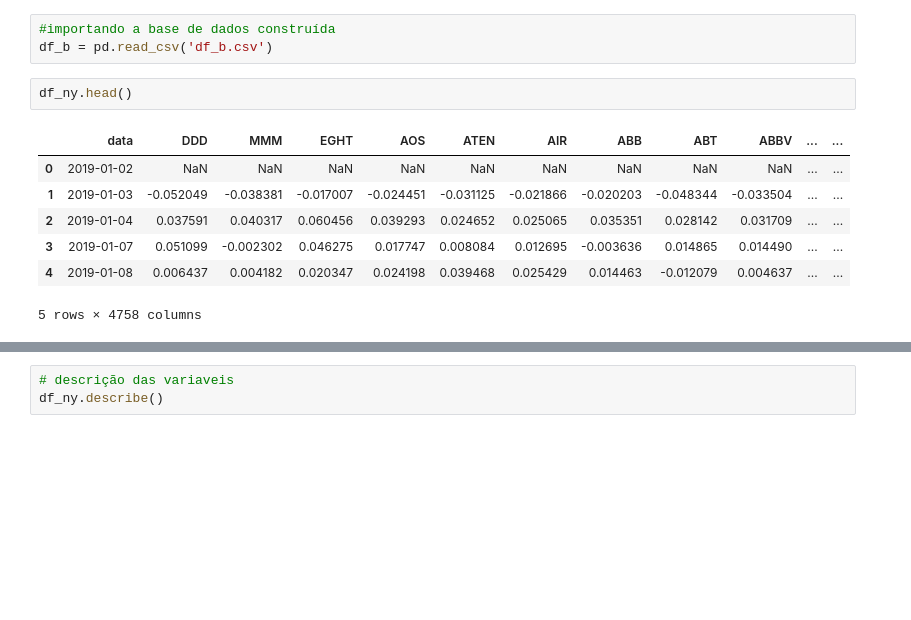
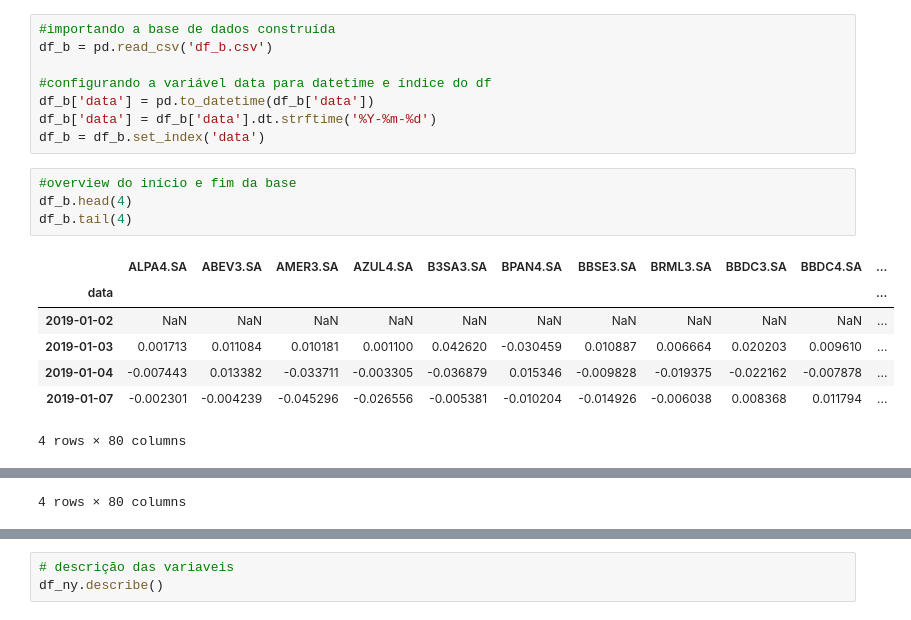
Before and after one commit to alinef29/Pratica-Ciencia-Dados, a Jupyter notebook: Projeto-2/EDA.ipynb, the cells around one changed output, grey strips where cells are left out. Drawn from its saved outputs; the diff is of its cells as text; blank space fills up the shorter version.

```diff
--- a/Projeto-2/EDA.ipynb
+++ b/Projeto-2/EDA.ipynb
@@ -13,13 +25,20 @@ import matplotlib.pyplot as plt
 # %%
 #importando a base de dados construída
 df_b = pd.read_csv('df_b.csv')
+
+#configurando a variável data para datetime e índice do df
+df_b['data'] = pd.to_datetime(df_b['data'])
+df_b['data'] = df_b['data'].dt.strftime('%Y-%m-%d')
+df_b = df_b.set_index('data')
-# %%
-df_ny.head()
-# %% [output]
-|  | data | DDD | MMM | EGHT | AOS | ATEN | AIR | ABB | ABT | ABBV | ... | ... |
-| 0 | 2019-01-02 | NaN | NaN | NaN | NaN | NaN | NaN | NaN | NaN | NaN | ... | ... |
-| 1 | 2019-01-03 | -0.052049 | -0.038381 | -0.017007 | -0.024451 | -0.031125 | -0.021866 | -0.020203 | -0.048344 | -0.033504 | ... | ... |
-| 2 | 2019-01-04 | 0.037591 | 0.040317 | 0.060456 | 0.039293 | 0.024652 | 0.025065 | 0.035351 | 0.028142 | 0.031709 | ... | ... |
-| 3 | 2019-01-07 | 0.051099 | -0.002302 | 0.046275 | 0.017747 | 0.008084 | 0.012695 | -0.003636 | 0.014865 | 0.014490 | ... | ... |
-| 4 | 2019-01-08 | 0.006437 | 0.004182 | 0.020347 | 0.024198 | 0.039468 | 0.025429 | 0.014463 | -0.012079 | 0.004637 | ... | ... |
-5 rows × 4758 columns
+# %%
+#overview do início e fim da base
+df_b.head(4)
+df_b.tail(4)
+# %% [output]
+|  | ALPA4.SA | ABEV3.SA | AMER3.SA | AZUL4.SA | B3SA3.SA | BPAN4.SA | BBSE3.SA | BRML3.SA | BBDC3.SA | BBDC4.SA | ... |
+| data |  |  |  |  |  |  |  |  |  |  | ... |
+| 2019-01-02 | NaN | NaN | NaN | NaN | NaN | NaN | NaN | NaN | NaN | NaN | ... |
+| 2019-01-03 | 0.001713 | 0.011084 | 0.010181 | 0.001100 | 0.042620 | -0.030459 | 0.010887 | 0.006664 | 0.020203 | 0.009610 | ... |
+| 2019-01-04 | -0.007443 | 0.013382 | -0.033711 | -0.003305 | -0.036879 | 0.015346 | -0.009828 | -0.019375 | -0.022162 | -0.007878 | ... |
+| 2019-01-07 | -0.002301 | -0.004239 | -0.045296 | -0.026556 | -0.005381 | -0.010204 | -0.014926 | -0.006038 | 0.008368 | 0.011794 | ... |
+4 rows × 80 columns
@@ -26 +51,2 @@ df_ny.head()
+4 rows × 80 columns
 # %%
```
Also changed, not shown: parts of 30 cells of this notebook, 1 other file.
